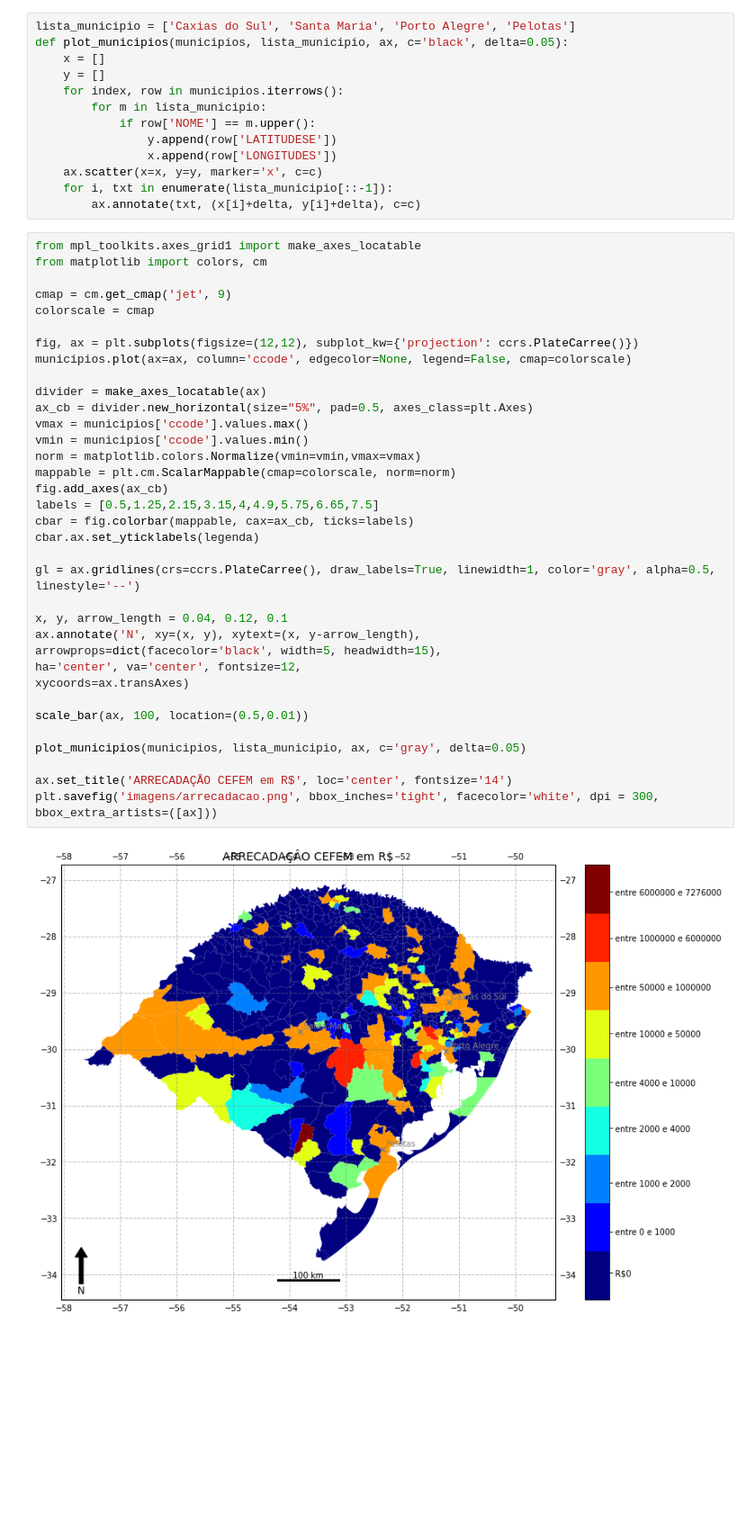
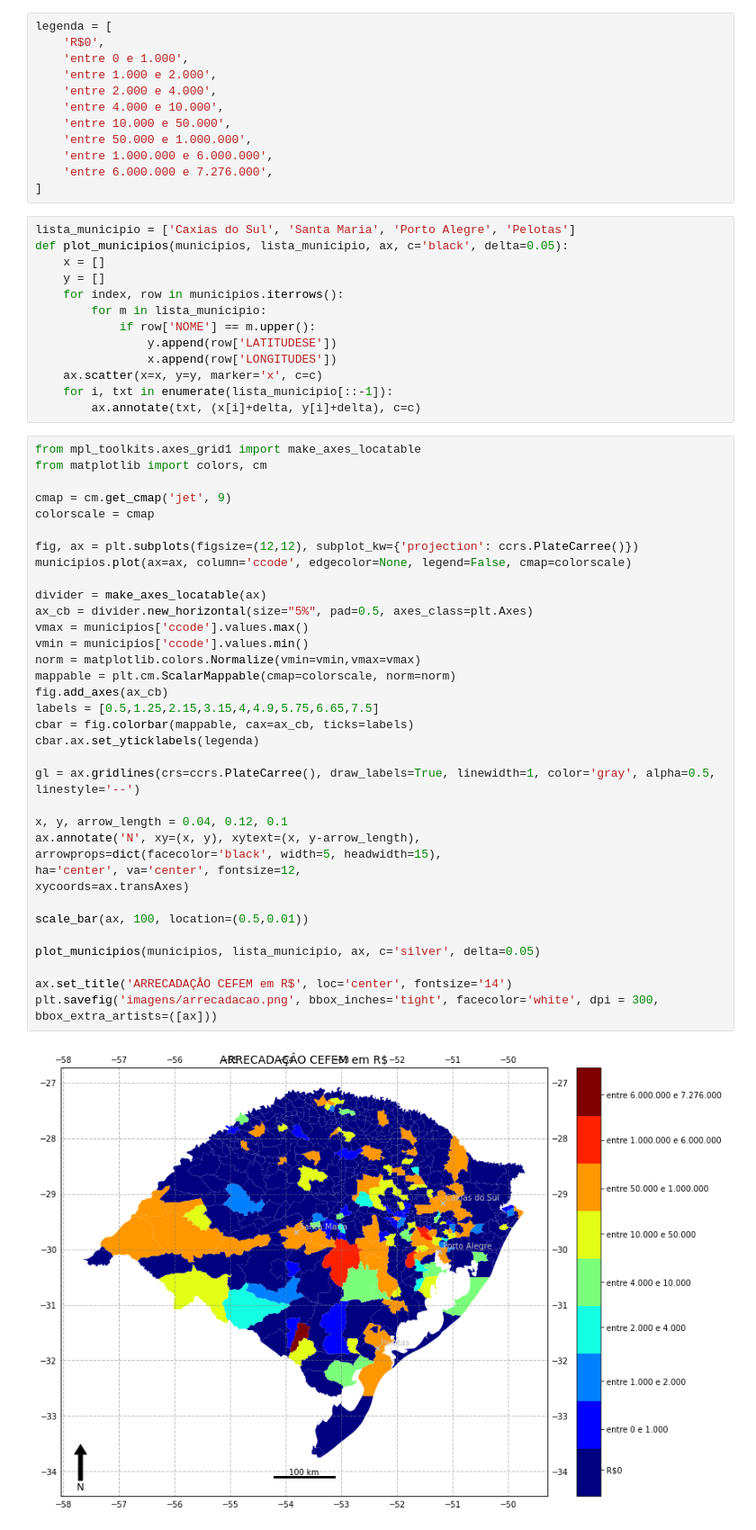
Before and after one commit to robertorolo/Mapas-minera-RS, a Jupyter notebook: arrecadacao geral.ipynb, the cells around one changed output. Shown at 90% size. Cells and saved outputs as stored; diff of their text form; blank space fills up the shorter version.

```diff
--- a/arrecadacao geral.ipynb
+++ b/arrecadacao geral.ipynb
@@ -151,3 +139,15 @@ legenda = [
+# %%
+legenda = [
+    'R$0',
+    'entre 0 e 1.000',
+    'entre 1.000 e 2.000',
+    'entre 2.000 e 4.000',
+    'entre 4.000 e 10.000',
+    'entre 10.000 e 50.000',
+    'entre 50.000 e 1.000.000',
+    'entre 1.000.000 e 6.000.000',
+    'entre 6.000.000 e 7.276.000',
+]
 # %%
 lista_municipio = ['Caxias do Sul', 'Santa Maria', 'Porto Alegre', 'Pelotas']
 def plot_municipios(municipios, lista_municipio, ax, c='black', delta=0.05):
@@ -169,32 +169,32 @@ cmap = cm.get_cmap('jet', 9)
 colorscale = cmap
 
 fig, ax = plt.subplots(figsize=(12,12), subplot_kw={'projection': ccrs.PlateCarree()})
 municipios.plot(ax=ax, column='ccode', edgecolor=None, legend=False, cmap=colorscale)
 
 divider = make_axes_locatable(ax)
 ax_cb = divider.new_horizontal(size="5%", pad=0.5, axes_class=plt.Axes)
 vmax = municipios['ccode'].values.max()
 vmin = municipios['ccode'].values.min()
 norm = matplotlib.colors.Normalize(vmin=vmin,vmax=vmax)
 mappable = plt.cm.ScalarMappable(cmap=colorscale, norm=norm)
 fig.add_axes(ax_cb)
 labels = [0.5,1.25,2.15,3.15,4,4.9,5.75,6.65,7.5]
 cbar = fig.colorbar(mappable, cax=ax_cb, ticks=labels)
 cbar.ax.set_yticklabels(legenda)
 
 gl = ax.gridlines(crs=ccrs.PlateCarree(), draw_labels=True, linewidth=1, color='gray', alpha=0.5, linestyle='--')
 
 x, y, arrow_length = 0.04, 0.12, 0.1
 ax.annotate('N', xy=(x, y), xytext=(x, y-arrow_length),
 arrowprops=dict(facecolor='black', width=5, headwidth=15),
 ha='center', va='center', fontsize=12,
 xycoords=ax.transAxes)
 
 scale_bar(ax, 100, location=(0.5,0.01))
 
-plot_municipios(municipios, lista_municipio, ax, c='gray', delta=0.05)
+plot_municipios(municipios, lista_municipio, ax, c='silver', delta=0.05)
 
 ax.set_title('ARRECADAÇÂO CEFEM em R$', loc='center', fontsize='14')
 plt.savefig('imagens/arrecadacao.png', bbox_inches='tight', facecolor='white', dpi = 300, bbox_extra_artists=([ax]))
 # %% [output]
-[figure, old version]
+[figure, new version]
```
Also changed, not shown: parts of 1 cell of this notebook.
